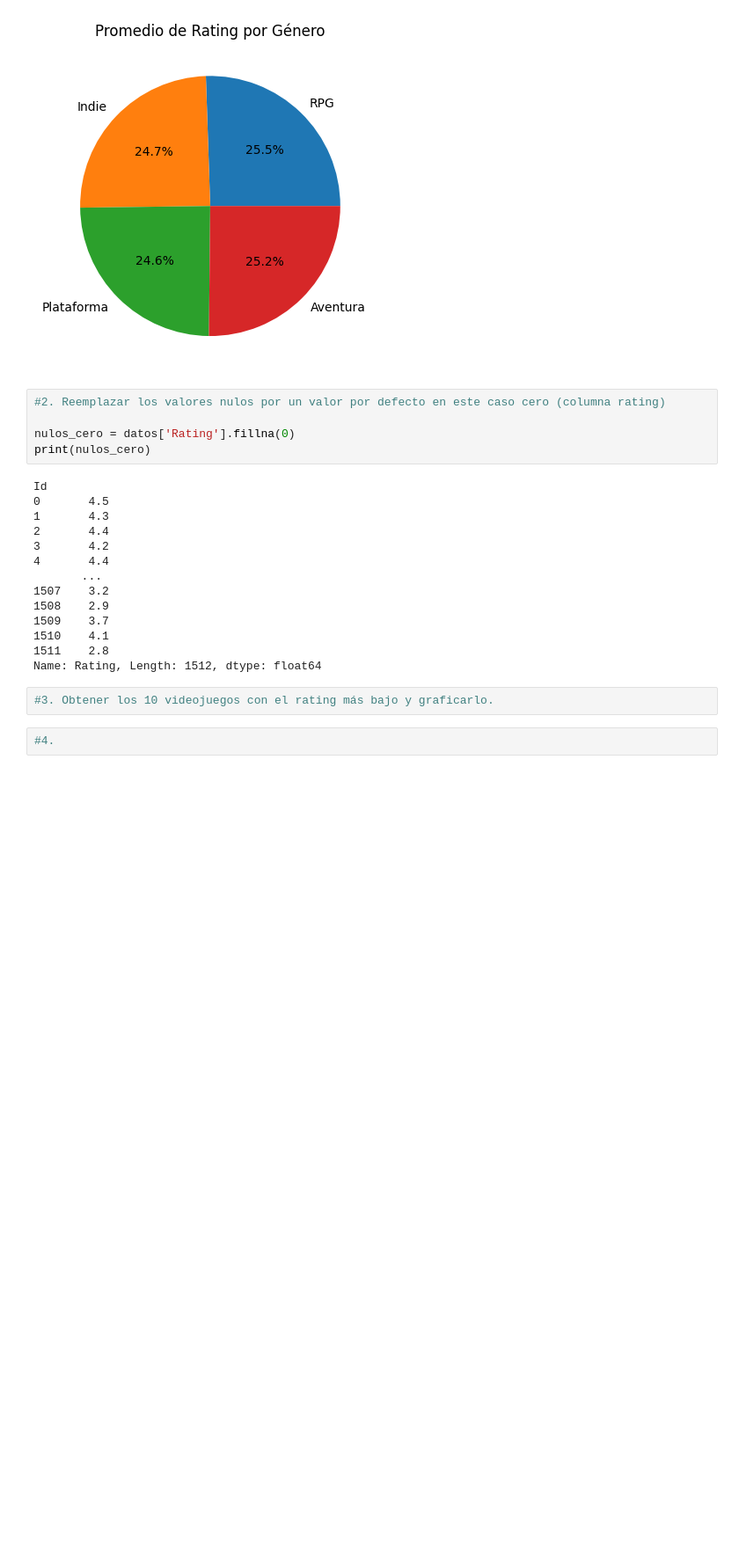
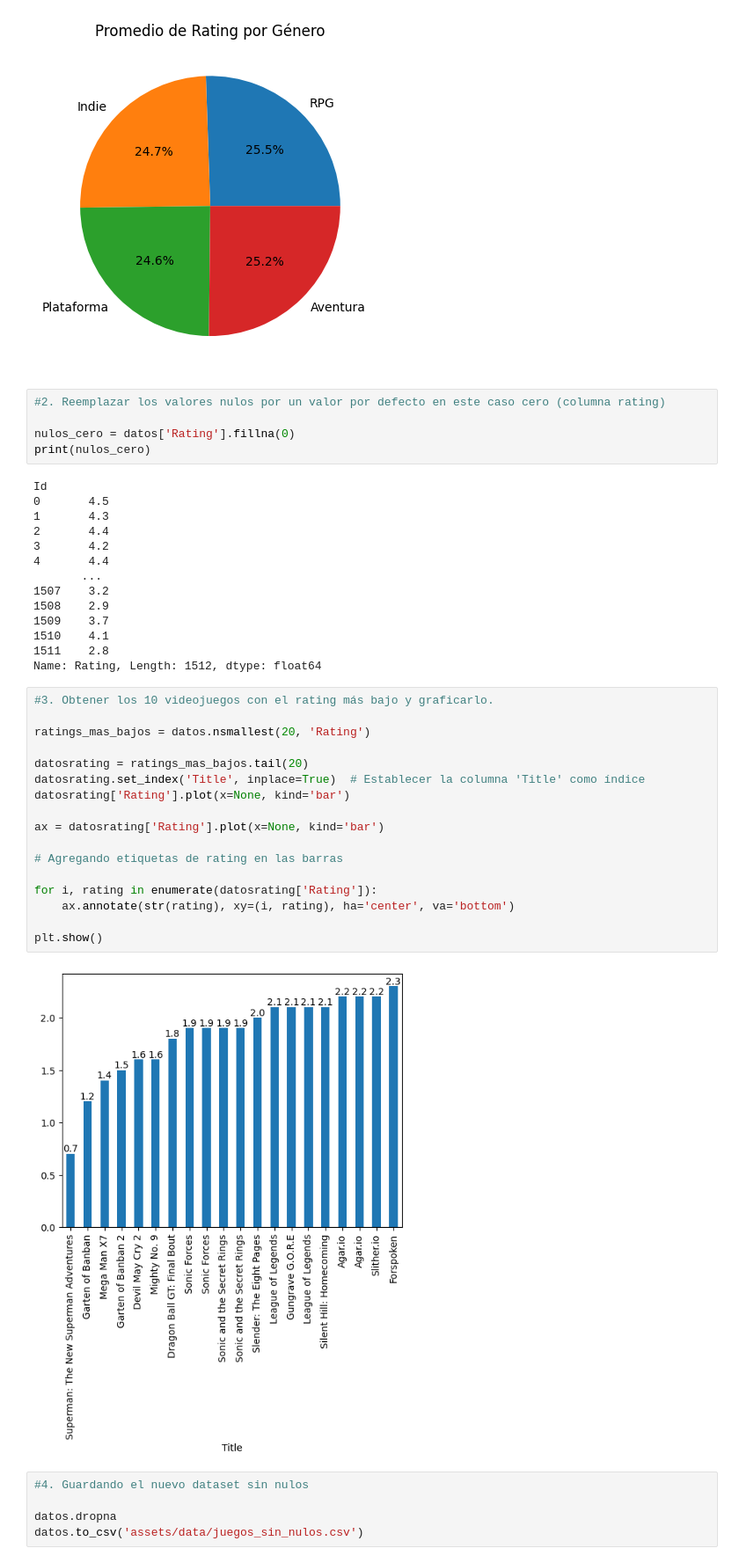
Before and after one commit to Nekroz44/semestre-i-python, a Jupyter notebook: Jupyter/04-pandas.ipynb, the cells around one changed output. Shown at 88% size. Saved outputs shown, nothing was run; the diff lists cells and outputs as text; blank space fills up the shorter version.

```diff
--- a/Jupyter/04-pandas.ipynb
+++ b/Jupyter/04-pandas.ipynb
@@ -296,7 +300,27 @@ Id
 1510    4.1
 1511    2.8
 Name: Rating, Length: 1512, dtype: float64
-# %%
-#3. Obtener los 10 videojuegos con el rating más bajo y graficarlo.
-# %%
-#4.
+# %%
+#3. Obtener los 10 videojuegos con el rating más bajo y graficarlo.
+
+ratings_mas_bajos = datos.nsmallest(20, 'Rating')
+
+datosrating = ratings_mas_bajos.tail(20)
+datosrating.set_index('Title', inplace=True)  # Establecer la columna 'Title' como índice
+datosrating['Rating'].plot(x=None, kind='bar')
+
+ax = datosrating['Rating'].plot(x=None, kind='bar')
+
+# Agregando etiquetas de rating en las barras
+
+for i, rating in enumerate(datosrating['Rating']):
+    ax.annotate(str(rating), xy=(i, rating), ha='center', va='bottom')
+
+plt.show()
+# %% [output]
+[figure, added]
+# %%
+#4. Guardando el nuevo dataset sin nulos
+
+datos.dropna
+datos.to_csv('assets/data/juegos_sin_nulos.csv')
```
Also changed, not shown: parts of 1 cell of this notebook, 11 other files.
